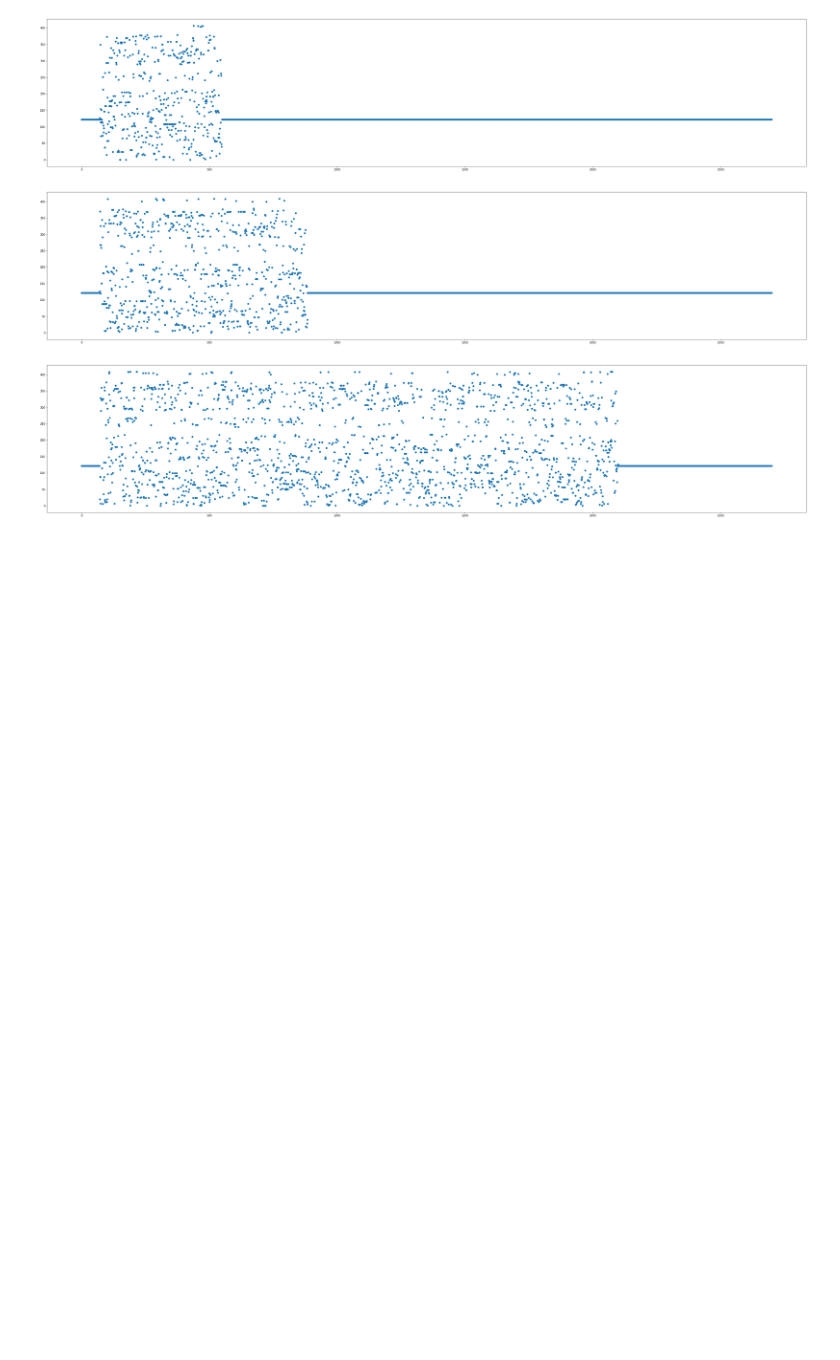
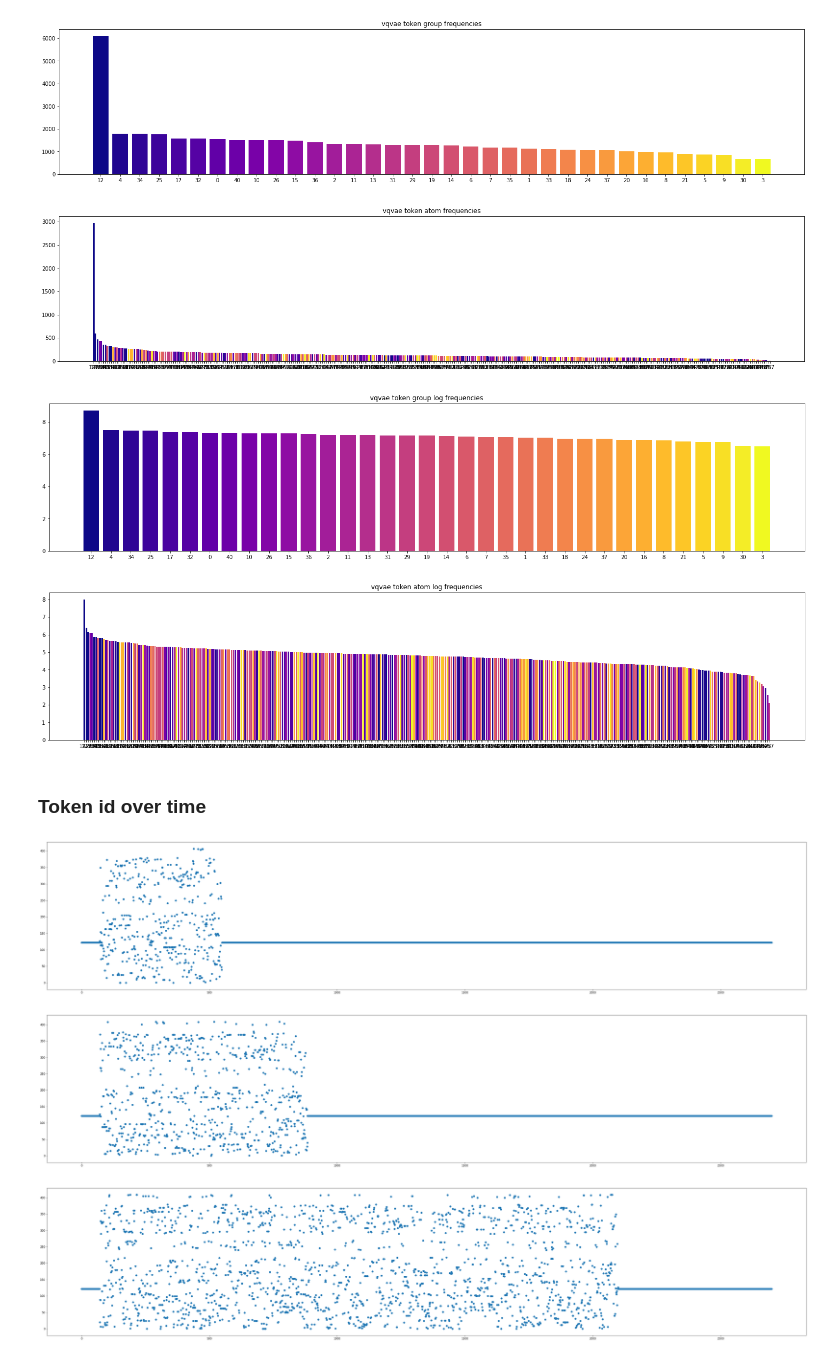
Before and after one commit to jonojace/GlobalLatentEmbedding, a Jupyter notebook: notebooks/analyse_vqvae_tokens.ipynb, the cells around one changed output. Saved outputs shown, nothing was run; the diff lists cells and outputs as text; code cells hidden in the pictures; blank space fills up the shorter version.

Commit message:
plot freq bar charts

```diff
--- a/notebooks/analyse_vqvae_tokens.ipynb
+++ b/notebooks/analyse_vqvae_tokens.ipynb
@@ -24,0 +55,14 @@ groups.shape # [N, samples, n_channels, vec_len]
+# %%
+# count frequencies of atoms and groups
+groups_c, atoms_c = Counter(), Counter()
+for utt_id in data:
+    groups_c.update(data[utt_id]['groups'])
+    atoms_c.update(data[utt_id]['atoms'])
+
+print("Most common groups")
+for group, count in groups_c.most_common(5):
+    print(f'\tGroup {group} - {count}')
+
+print("\nMost common atoms and their groups")
+for atom, count in atoms_c.most_common(5):
+    print(f'\tGroup {atom2group[atom]}, Atom {atom} - {count}')
@@ -25,3 +83,64 @@ groups.shape # [N, samples, n_channels, vec_len]
+# %%
+plt.rcParams['figure.figsize'] = [25, 5]
+
+# get equally spaced colors to assign to each group
+total_num_groups = len(groups_c)
+# cmap = plt.get_cmap('viridis')
+cmap = plt.get_cmap('plasma')
+# cmap = plt.get_cmap('rainbow')
+# cmap = plt.get_cmap('gist_rainbow')
+# cmap = plt.get_cmap('gist_ncar')
+# print('Default number of colors in the lookup table:', len(cmap.colors)) # default: 256 colors
+# print('First color:', cmap.colors[0])
+# print('Last color:', cmap.colors[-1])
+colors = cmap(np.linspace(0, 1, total_num_groups)).tolist() # get some equally spaced colors
+
+# create mapping from group number to its color, colors are ordered by group freq
+group2color = {}
+for color, group in zip(colors, [group for group, count in groups_c.most_common()]):
+    group2color[group] = color
+
+def sorted_histogram(counter, token_type, title=None, morph_y_fn=None):
+    N = len(counter)
+    x = np.arange(N)
+    x_labels = [str(key) for key, count in counter.most_common()]
+    y = [count for key, count in counter.most_common()]
+
+    # get color map
+    if token_type == 'groups':
+         color_map = [group2color[int(group)] for group in x_labels]
+    elif token_type == 'atoms':
+         color_map = [group2color[atom2group[int(atom)]] for atom in x_labels]
+    else:
+         raise ValueError()
+
+    # TODO add legend for color to group mapping
+
+    if morph_y_fn:
+        y = morph_y_fn(y)
+
+    if title:
+        plt.title(title)
+
+    plt.bar(x, y, color=color_map)
+    plt.xticks(x, x_labels)
+    plt.show()
+
+sorted_histogram(groups_c, 'groups', title='vqvae token group frequencies')
+sorted_histogram(atoms_c, 'atoms', title='vqvae token atom frequencies')
+
+sorted_histogram(groups_c, 'groups', title='vqvae token group log frequencies', morph_y_fn=np.log)
+sorted_histogram(atoms_c, 'atoms', title='vqvae token atom log frequencies', morph_y_fn=np.log)
+
+# TODO plot atoms grouped with those atoms of same group, ranked by atom frequency, then finally ranked by group frequency
+# e.g. group 12's 10 atoms ranked by atom frequency, then group 4's 10 atoms ranked by atom frequency, etc....
+# %% [output]
+[figure, added]
+[figure, added]
+[figure, added]
+[figure, added]
+# %% [markdown]
+### Token id over time
 # %%
 plt.rcParams['figure.figsize'] = [50, 10]
 # %%
```
Also changed, not shown: parts of 9 cells of this notebook, 1 other file.
